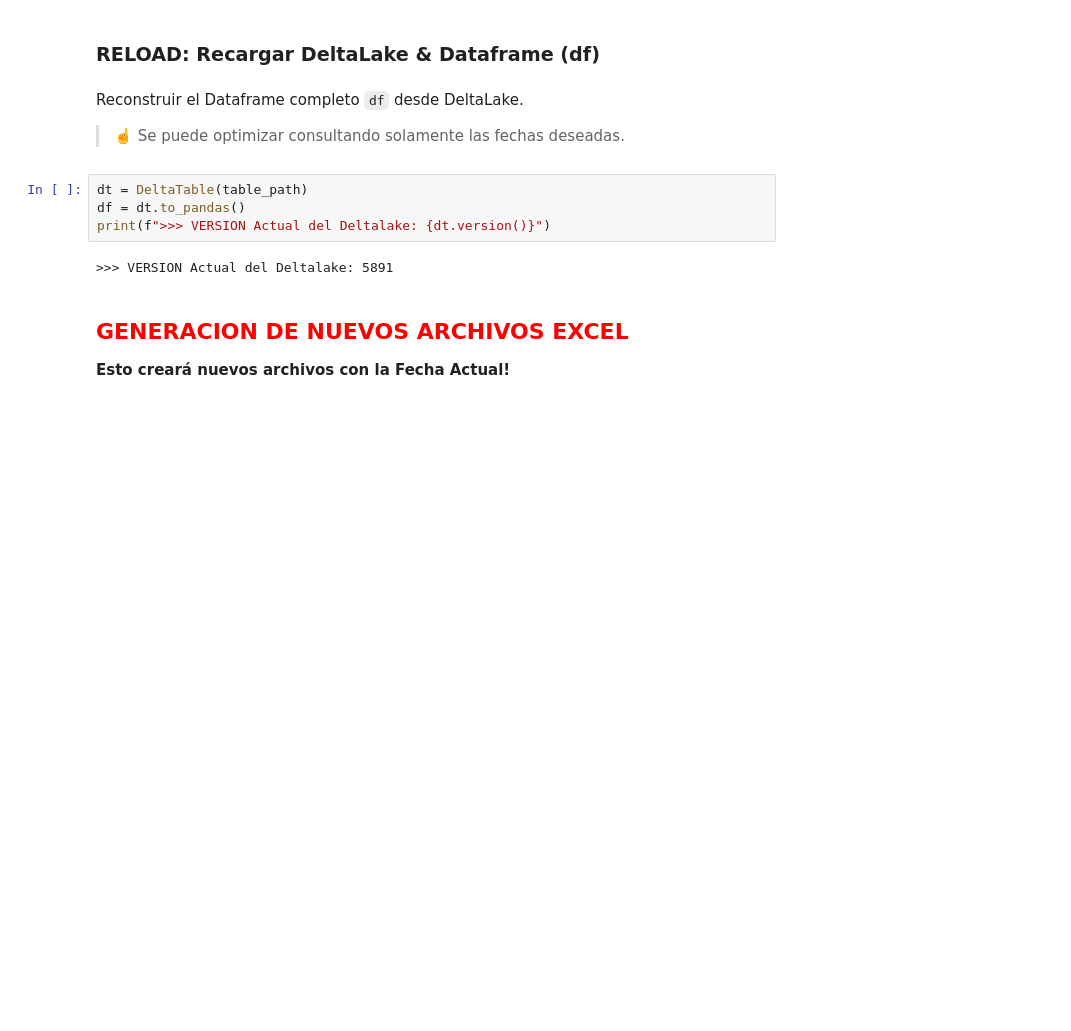
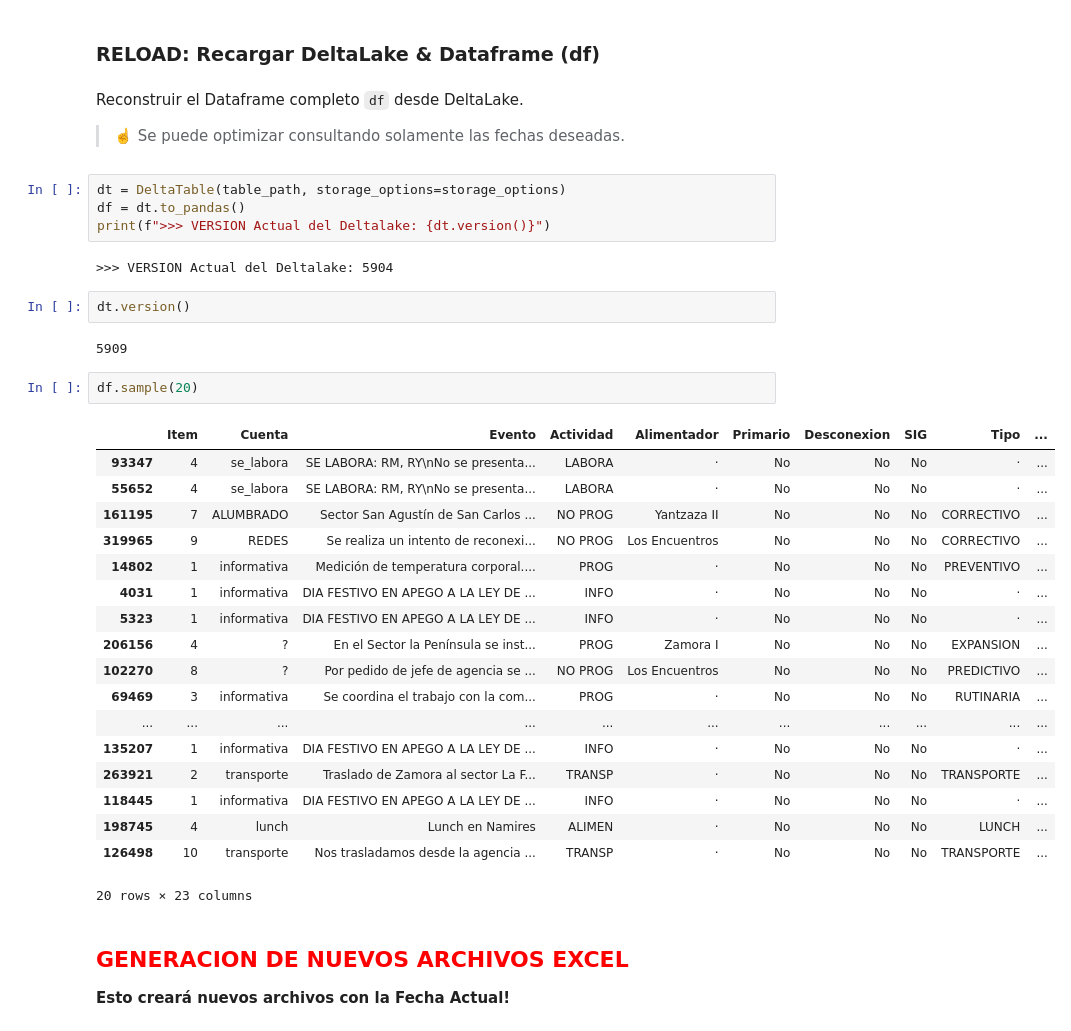
Before and after one commit to ernestopalacios/ordenes_de_trabajo, a Jupyter notebook: 04_DataLake.ipynb, the cells around one changed output. Saved outputs shown, nothing was run; the diff lists cells and outputs as text; blank space fills up the shorter version.

```diff
--- a/04_DataLake.ipynb
+++ b/04_DataLake.ipynb
@@ -71,11 +82,36 @@ Reconstruir el Dataframe completo `df` desde DeltaLake.
 
 > ☝️ Se puede optimizar consultando solamente las fechas deseadas.
 # %%
-dt = DeltaTable(table_path)
+dt = DeltaTable(table_path, storage_options=storage_options)
 df = dt.to_pandas()
 print(f">>> VERSION Actual del Deltalake: {dt.version()}")
 # %% [output]
->>> VERSION Actual del Deltalake: 5891
+>>> VERSION Actual del Deltalake: 5904
+# %%
+dt.version()
+# %% [output]
+5909
+# %%
+df.sample(20)
+# %% [output]
+|  | Item | Cuenta | Evento | Actividad | Alimentador | Primario | Desconexion | SIG | Tipo | ... |
+| 93347 | 4 | se_labora | SE LABORA: RM, RY\nNo se presenta... | LABORA | · | No | No | No | · | ... |
+| 55652 | 4 | se_labora | SE LABORA: RM, RY\nNo se presenta... | LABORA | · | No | No | No | · | ... |
+| 161195 | 7 | ALUMBRADO | Sector San Agustín de San Carlos ... | NO PROG | Yantzaza II | No | No | No | CORRECTIVO | ... |
+| 319965 | 9 | REDES | Se realiza un intento de reconexi... | NO PROG | Los Encuentros | No | No | No | CORRECTIVO | ... |
+| 14802 | 1 | informativa | Medición de temperatura corporal.... | PROG | · | No | No | No | PREVENTIVO | ... |
+| 4031 | 1 | informativa | DIA FESTIVO EN APEGO A LA LEY DE ... | INFO | · | No | No | No | · | ... |
+| 5323 | 1 | informativa | DIA FESTIVO EN APEGO A LA LEY DE ... | INFO | · | No | No | No | · | ... |
+| 206156 | 4 | ? | En el Sector la Península se inst... | PROG | Zamora I | No | No | No | EXPANSION | ... |
+| 102270 | 8 | ? | Por pedido de jefe de agencia se ... | NO PROG | Los Encuentros | No | No | No | PREDICTIVO | ... |
+| 69469 | 3 | informativa | Se coordina el trabajo con la com... | PROG | · | No | No | No | RUTINARIA | ... |
+| ... | ... | ... | ... | ... | ... | ... | ... | ... | ... | ... |
+| 135207 | 1 | informativa | DIA FESTIVO EN APEGO A LA LEY DE ... | INFO | · | No | No | No | · | ... |
+| 263921 | 2 | transporte | Traslado de Zamora al sector La F... | TRANSP | · | No | No | No | TRANSPORTE | ... |
+| 118445 | 1 | informativa | DIA FESTIVO EN APEGO A LA LEY DE ... | INFO | · | No | No | No | · | ... |
+| 198745 | 4 | lunch | Lunch en Namires | ALIMEN | · | No | No | No | LUNCH | ... |
+| 126498 | 10 | transporte | Nos trasladamos desde la agencia ... | TRANSP | · | No | No | No | TRANSPORTE | ... |
+20 rows × 23 columns
 # %% [markdown]
 ### <span style="color: red; font-size: 22px;">**GENERACION DE NUEVOS ARCHIVOS EXCEL**</span>
 
```
Also changed, not shown: parts of 16 cells of this notebook, 4 other files.
